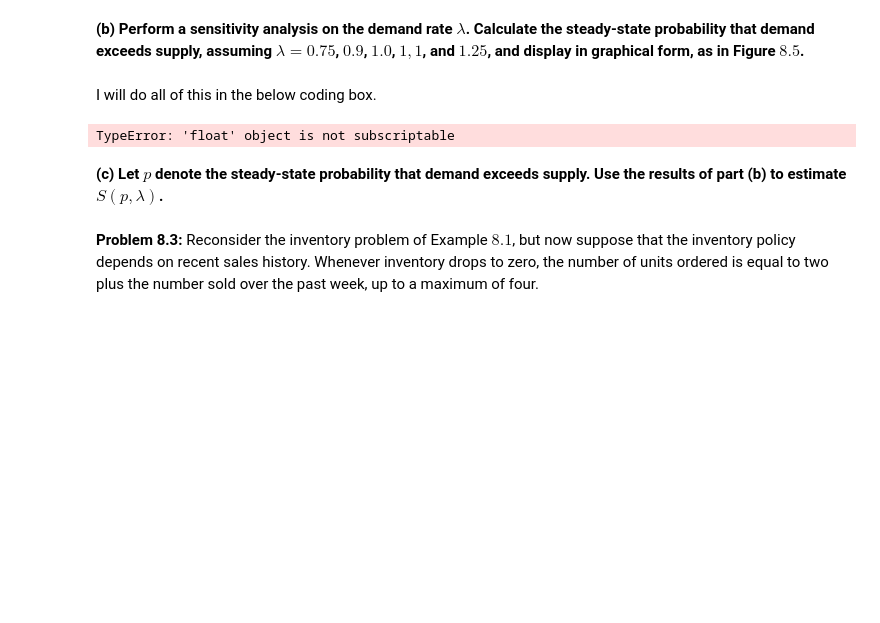
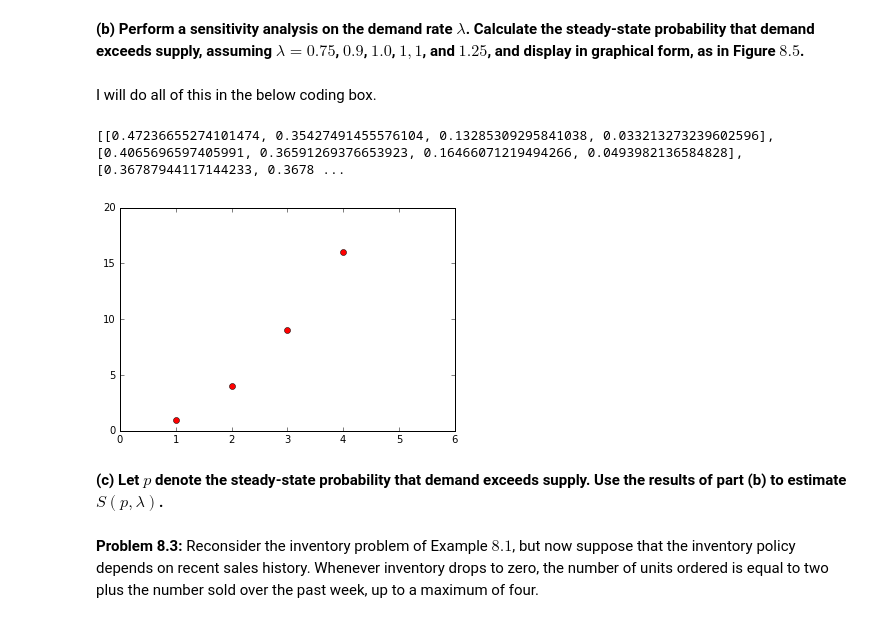
Before and after one commit to programisteto/math_modeling, a Jupyter notebook: takehome2.ipynb, the cells around one changed output. Saved outputs shown, nothing was run; the diff lists cells and outputs as text; code cells hidden in the pictures; blank space fills up the shorter version.

```diff
--- a/takehome2.ipynb
+++ b/takehome2.ipynb
@@ -495,34 +495,43 @@ vals = []
 
 for r in freq:
     sub_vals = []
     k = 0
     while k <= m:
         sub_vals.append(D(r, k))
         k += 1
     vals.append(sub_vals)
 
+print(vals)
+P = []
+
+for x in vals:
+    P.append([[x[0], 0, 1 - x[0]],[x[1], x[0], 1 - x[0] - x[1]], \
+              [x[2], x[1], x[0] + x[3] + (1 - sum(x[:4]))]])
+
+
 P_excess_demand_state_i = []
 
 for x in vals:
     for i in range(start, stop):
         sub_excess = []
         sub_excess.append(1 - sum(x[:i+1]))
     P_excess_demand_state_i.append(sub_excess)
 
 a = []
 a2, a3, a4 = symbols('a1 a2 a3')
 for x in P:
     set_a = solve((a2 + a3 + a4 - 1, a2 - x[0][0]*a2 - x[1][0]*a3 - x[2][0]*a4, \
               a3 - x[0][1]*a2 - x[1][1]*a3- x[2][1]*a4), (a2, a3, a4))
 
     a.append([float(set_a[a2]),float(set_a[a3]), float(set_a[a4])])
 
 
 plt.plot([1,2,3,4], [1,4,9,16], 'ro')
 plt.axis([0, 6, 0, 20])
 plt.show()
 # %% [output]
-TypeError: 'float' object is not subscriptable
+[[0.47236655274101474, 0.35427491455576104, 0.13285309295841038, 0.033213273239602596], [0.4065696597405991, 0.36591269376653923, 0.16466071219494266, 0.0493982136584828], [0.36787944117144233, 0.3678 ...
+[figure, added]
 # %% [markdown]
 __(c) Let $p$ denote the steady-state probability that demand exceeds supply. Use the results of part (b) to estimate $S(p, \lambda)$.__
 # %% [markdown]
```
